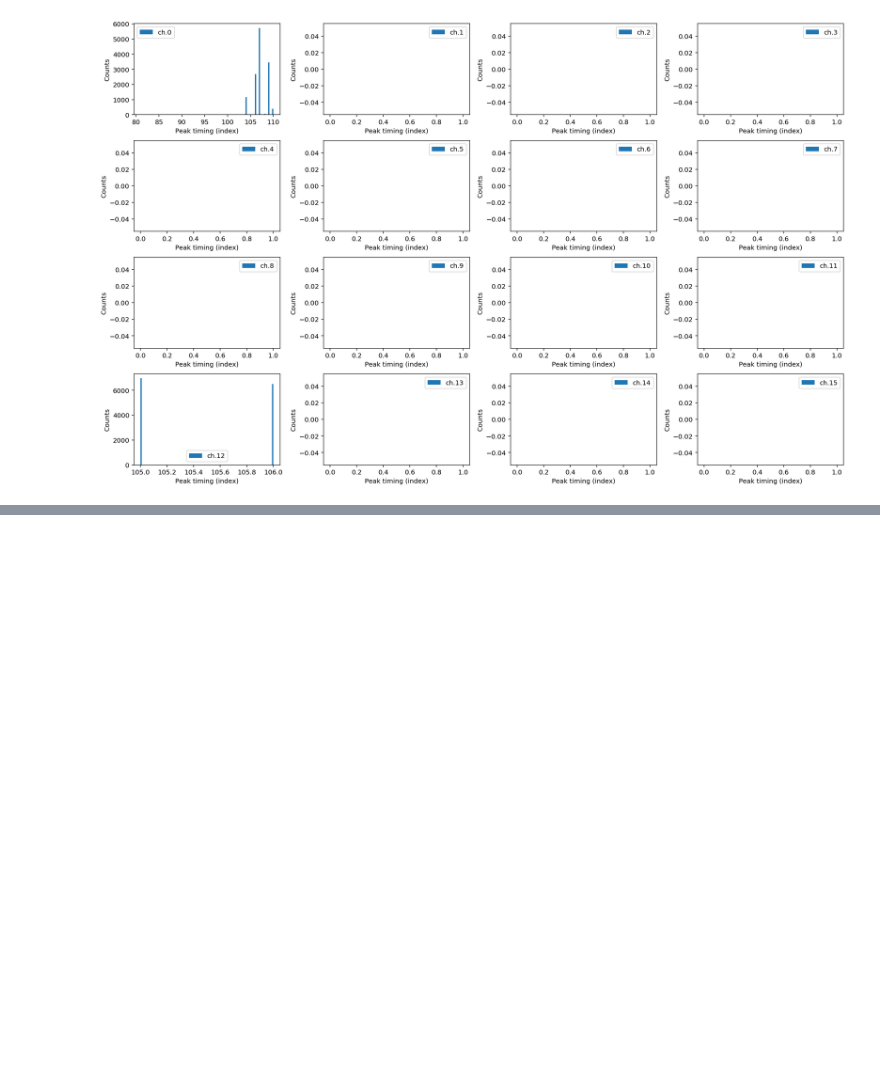
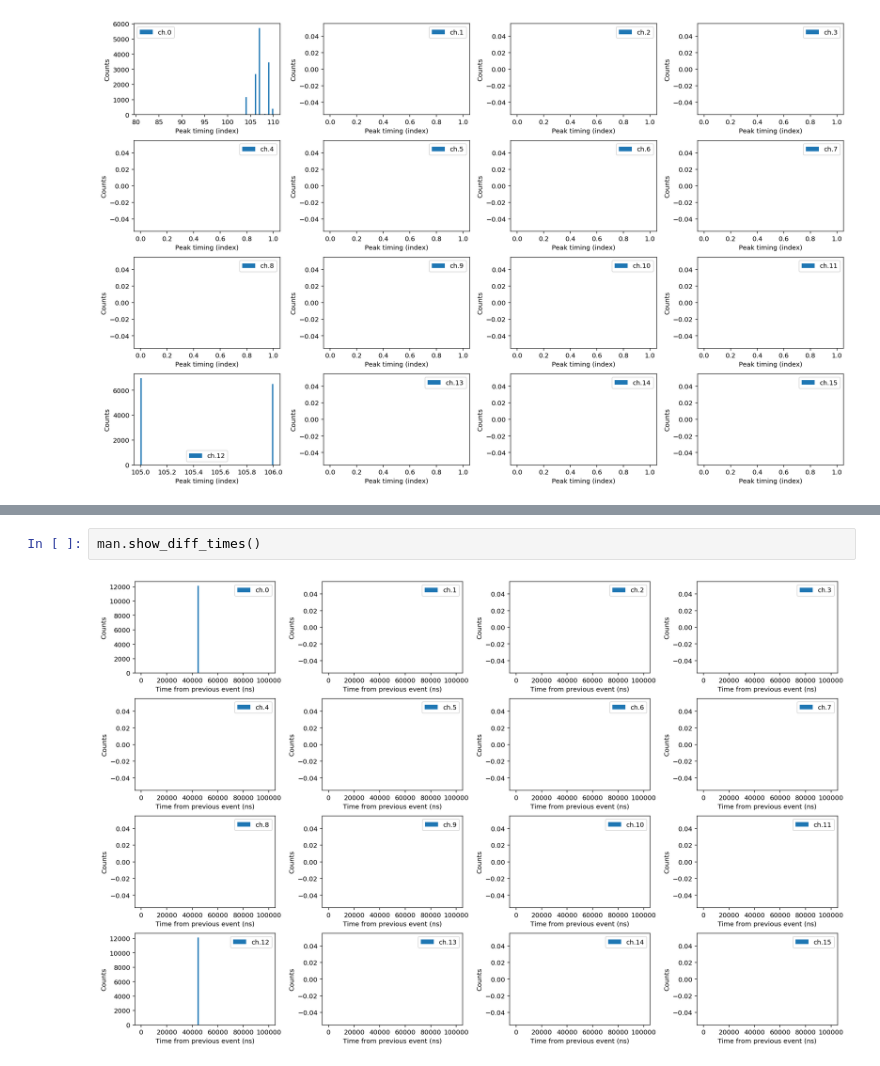
Before and after one commit to mzks/nvdaq_monitor, a Jupyter notebook: notebook/usage.ipynb, the cells around one changed output, grey strips where cells are left out. Drawn from its saved outputs; the diff is of its cells as text; blank space fills up the shorter version.

Commit message:
Add time difference from previous event

```diff
--- a/notebook/usage.ipynb
+++ b/notebook/usage.ipynb
@@ -47,3 +49,7 @@ man.show_baselines()
+# %%
+man.show_diff_times()
+# %% [output]
+[figure, added]
 # %%
 man.show_pulse(channel=0 , event=0)
 man.show_pulse(channel=12, event=0)
```
Also changed, not shown: parts of 2 cells of this notebook, 1 other file.
